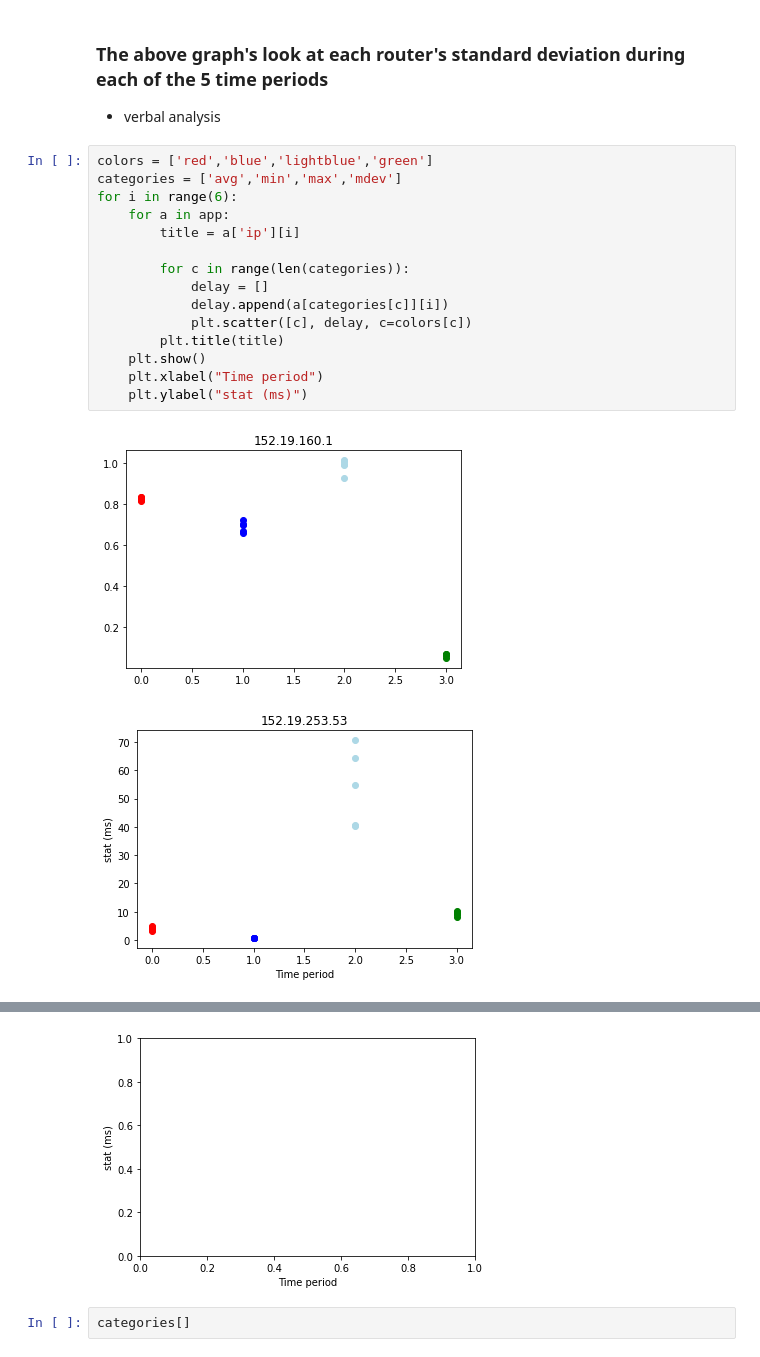
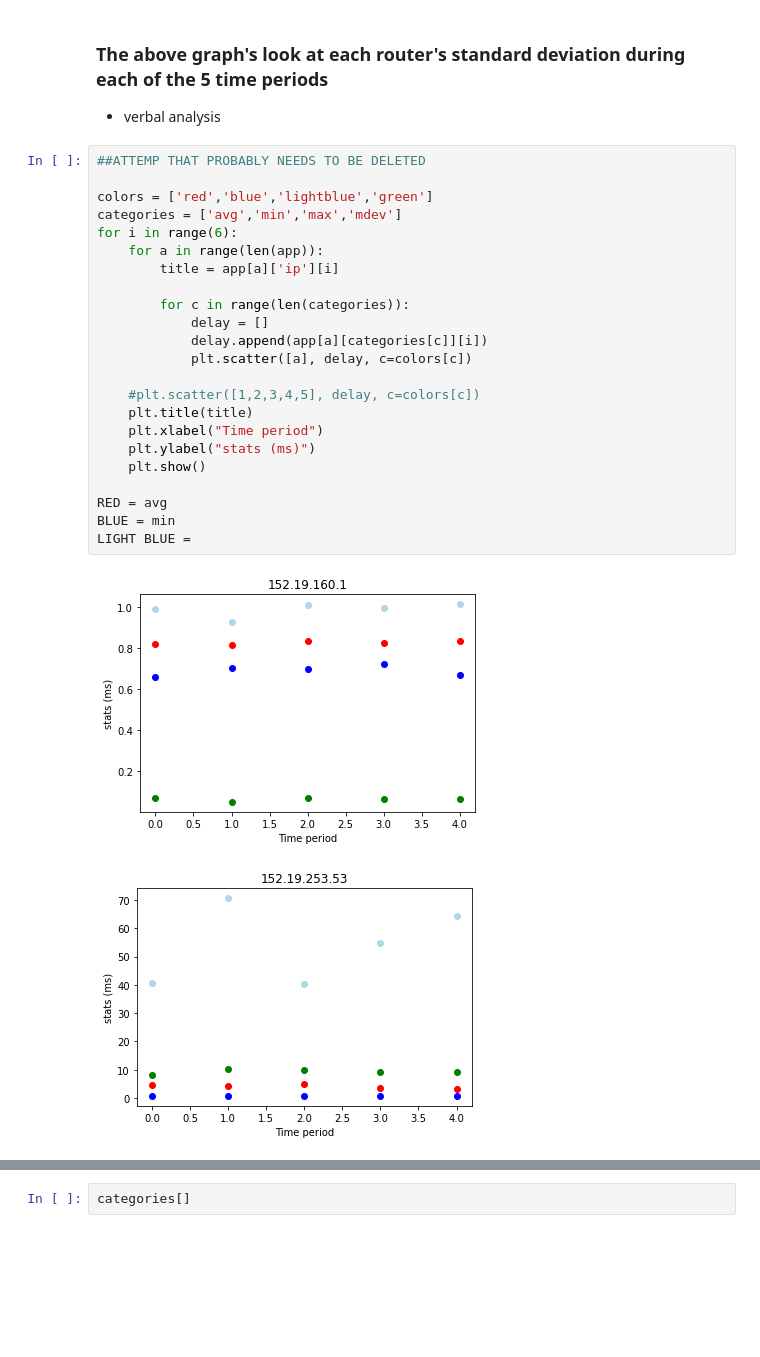
Before and after one commit to aghayes/comp431-ec, a Jupyter notebook: Ping_TraceRoute_Analysis.ipynb, the cells around one changed output, grey strips where cells are left out. Cells and saved outputs as stored; diff of their text form; blank space fills up the shorter version.

Commit message:
one last graph for app state added - still need some app state analysis

```diff
--- a/Ping_TraceRoute_Analysis.ipynb
+++ b/Ping_TraceRoute_Analysis.ipynb
@@ -312,20 +312,28 @@ for i in range(6):
 ### The above graph's look at each router's standard deviation during each of the 5 time periods
 - verbal analysis
 # %%
+##ATTEMP THAT PROBABLY NEEDS TO BE DELETED
+
 colors = ['red','blue','lightblue','green']
 categories = ['avg','min','max','mdev']
 for i in range(6):
-    for a in app:
-        title = a['ip'][i]
+    for a in range(len(app)):
+        title = app[a]['ip'][i]
 
         for c in range(len(categories)):
             delay = []
-            delay.append(a[categories[c]][i])
-            plt.scatter([c], delay, c=colors[c])
-        plt.title(title)
+            delay.append(app[a][categories[c]][i])
+            plt.scatter([a], delay, c=colors[c])
+
+    #plt.scatter([1,2,3,4,5], delay, c=colors[c])
+    plt.title(title)
+    plt.xlabel("Time period")
+    plt.ylabel("stats (ms)")
     plt.show()
-    plt.xlabel("Time period")
-    plt.ylabel("stat (ms)")
+
+RED = avg
+BLUE = min
+LIGHT BLUE =
 # %% [output]
-[figure, old version]
+[figure, new version]
-[figure, old version]
+[figure, new version]
@@ -336,3 +344,2 @@ for i in range(6):
-[figure, removed]
 # %%
 categories[]
```
Also changed, not shown: parts of 1 cell of this notebook.
